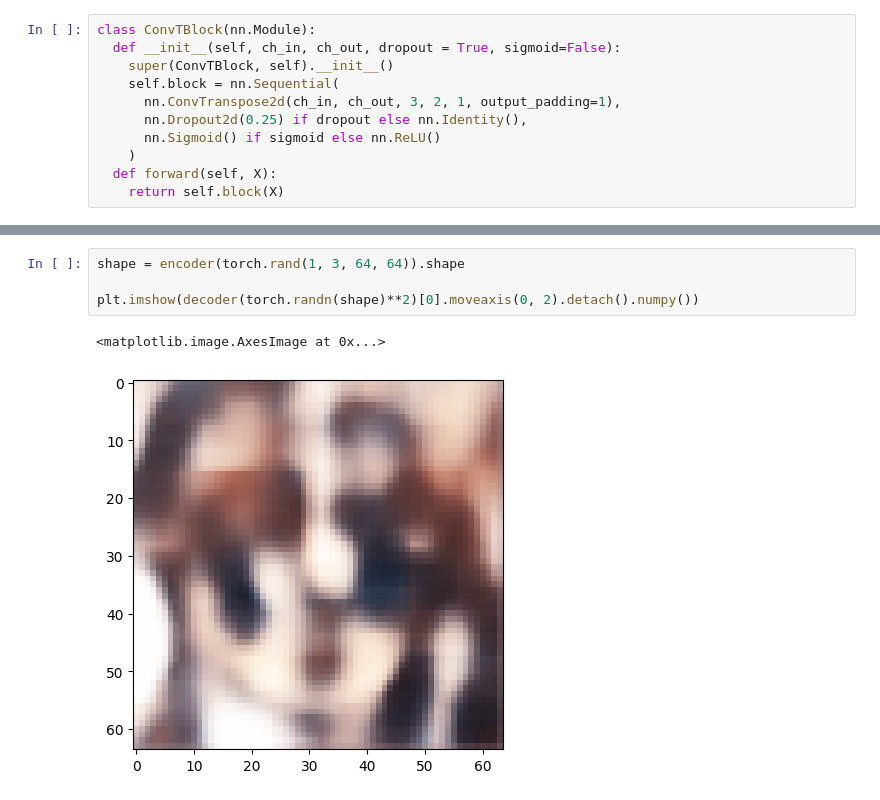
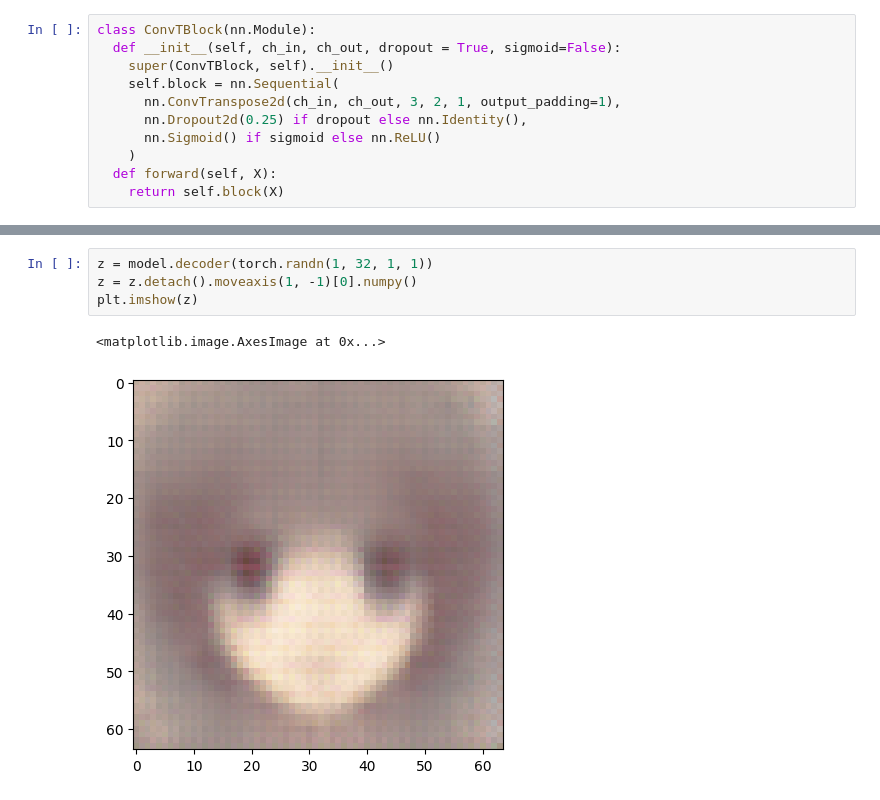
Before and after one commit to ggonzalesd/owo-encoder, a Jupyter notebook: train.ipynb, the cells around one changed output, grey strips where cells are left out. Cells and saved outputs as stored; diff of their text form.

```diff
--- a/train.ipynb
+++ b/train.ipynb
@@ -150,10 +156,10 @@ torch.Size([17, 3, 64, 64])
-# %%
-shape = encoder(torch.rand(1, 3, 64, 64)).shape
-
-plt.imshow(decoder(torch.randn(shape)**2)[0].moveaxis(0, 2).detach().numpy())
-# %% [output]
-<matplotlib.image.AxesImage at 0x...>
-[figure, removed]
+# %%
+z = model.decoder(torch.randn(1, 32, 1, 1))
+z = z.detach().moveaxis(1, -1)[0].numpy()
+plt.imshow(z)
+# %% [output]
+<matplotlib.image.AxesImage at 0x...>
+[figure, added]
 # %%
 X_batch = next(iter(train_dl))
 
```
Also changed, not shown: parts of 5 cells of this notebook.
